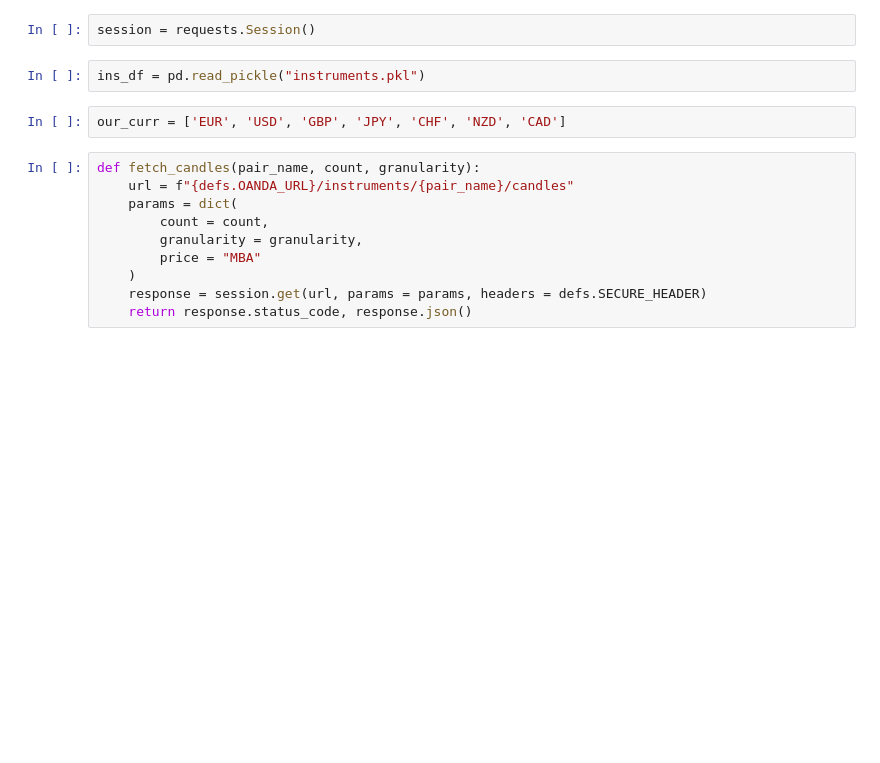
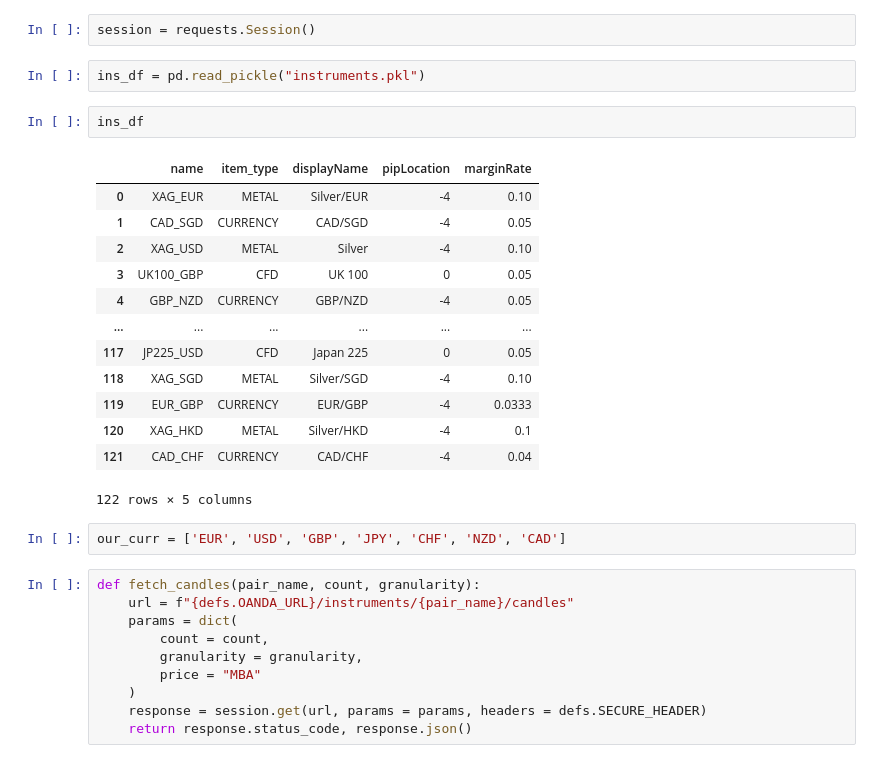
Before and after one commit to camiloblanco/AlgoTrading, a Jupyter notebook: 5_dev/02_API_test/Save_Candles.ipynb, the cells around one changed output. Drawn from its saved outputs; the diff is of its cells as text; blank space fills up the shorter version.

```diff
--- a/5_dev/02_API_test/Save_Candles.ipynb
+++ b/5_dev/02_API_test/Save_Candles.ipynb
@@ -8,6 +8,22 @@ from tabulate import tabulate
 session = requests.Session()
 # %%
 ins_df = pd.read_pickle("instruments.pkl")
+# %%
+ins_df
+# %% [output]
+|  | name | item_type | displayName | pipLocation | marginRate |
+| 0 | XAG_EUR | METAL | Silver/EUR | -4 | 0.10 |
+| 1 | CAD_SGD | CURRENCY | CAD/SGD | -4 | 0.05 |
+| 2 | XAG_USD | METAL | Silver | -4 | 0.10 |
+| 3 | UK100_GBP | CFD | UK 100 | 0 | 0.05 |
+| 4 | GBP_NZD | CURRENCY | GBP/NZD | -4 | 0.05 |
+| ... | ... | ... | ... | ... | ... |
+| 117 | JP225_USD | CFD | Japan 225 | 0 | 0.05 |
+| 118 | XAG_SGD | METAL | Silver/SGD | -4 | 0.10 |
+| 119 | EUR_GBP | CURRENCY | EUR/GBP | -4 | 0.0333 |
+| 120 | XAG_HKD | METAL | Silver/HKD | -4 | 0.1 |
+| 121 | CAD_CHF | CURRENCY | CAD/CHF | -4 | 0.04 |
+122 rows × 5 columns
 # %%
 our_curr = ['EUR', 'USD', 'GBP', 'JPY', 'CHF', 'NZD', 'CAD']
 # %%
```
Also changed, not shown: 13 other files.
